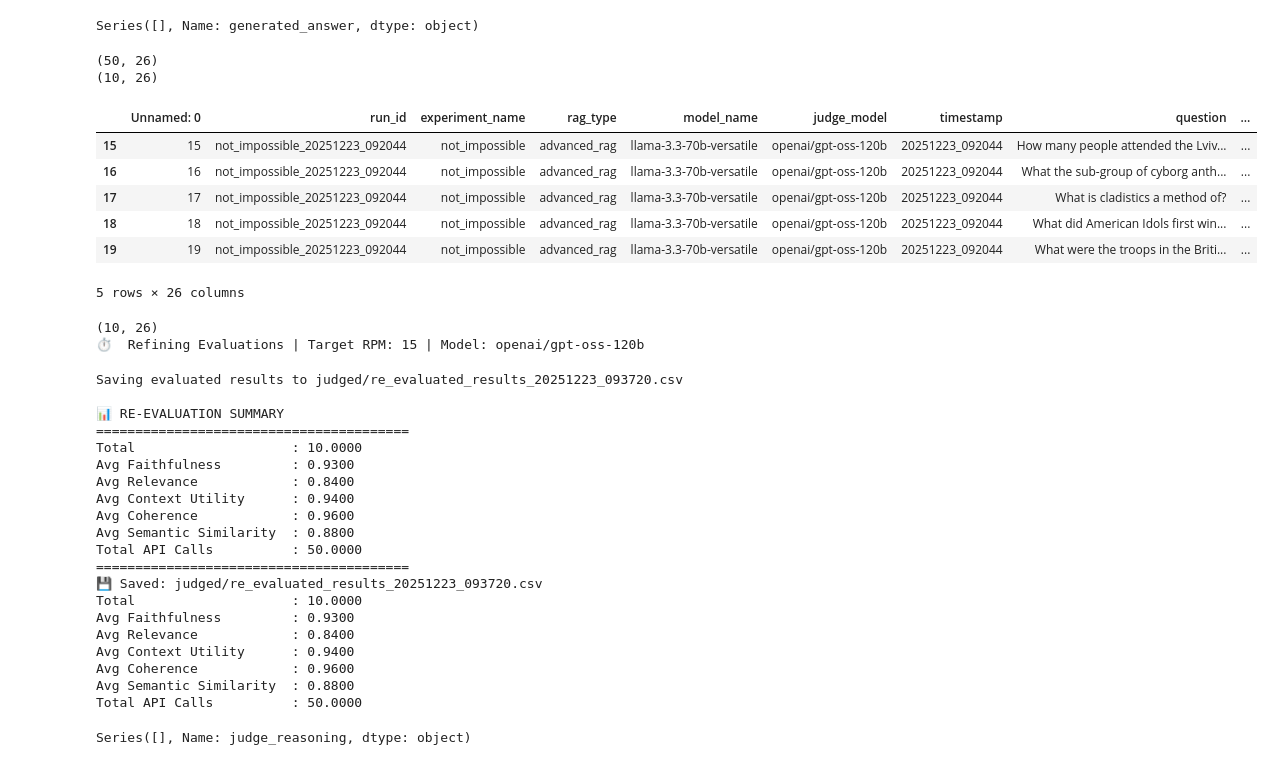
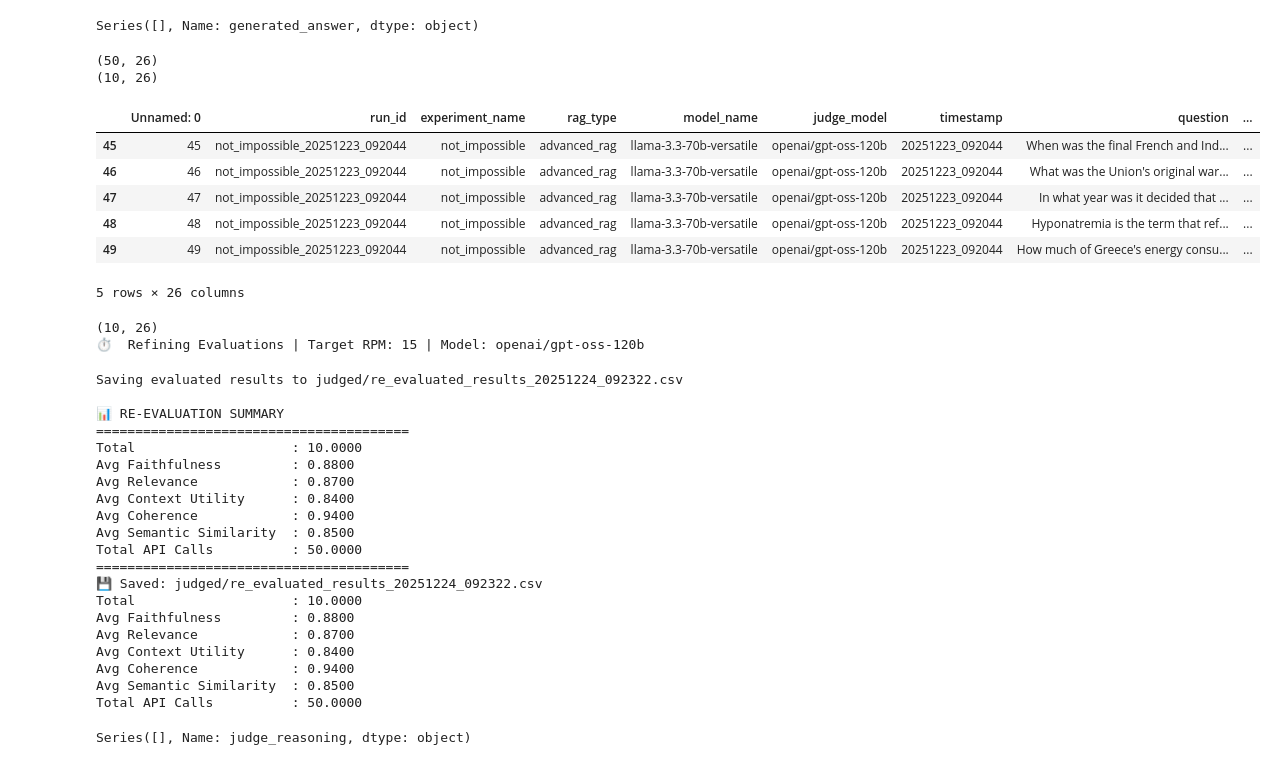
Before and after one commit to PranavDS-codes/RAG, a Jupyter notebook: 04_adv_rag.ipynb, the cells around one changed output. Drawn from its saved outputs; the diff is of its cells as text; code cells hidden in the pictures.

Commit message:
ran tests for advanced rag

```diff
--- a/04_adv_rag.ipynb
+++ b/04_adv_rag.ipynb
@@ -473,23 +473,23 @@ Series([], Name: generated_answer, dtype: object)
 # %%
 csv_path = "final_results/NI_adv_rag.csv"
 df = pd.read_csv(csv_path)
 print(df.shape)
 df[df['generated_answer'].str.contains('Error')]['generated_answer']
 
-start = 10
-end = 20
+start = 40
+end = 50
 df_batch = df[start:end]
 print(df_batch.shape)
 df_batch.tail()
 # %% [output]
 (50, 26)
 (10, 26)
 |  | Unnamed: 0 | run_id | experiment_name | rag_type | model_name | judge_model | timestamp | question | ... |
-| 15 | 15 | not_impossible_20251223_092044 | not_impossible | advanced_rag | llama-3.3-70b-versatile | openai/gpt-oss-120b | 20251223_092044 | How many people attended the Lviv... | ... |
-| 16 | 16 | not_impossible_20251223_092044 | not_impossible | advanced_rag | llama-3.3-70b-versatile | openai/gpt-oss-120b | 20251223_092044 | What the sub-group of cyborg anth... | ... |
-| 17 | 17 | not_impossible_20251223_092044 | not_impossible | advanced_rag | llama-3.3-70b-versatile | openai/gpt-oss-120b | 20251223_092044 | What is cladistics a method of? | ... |
-| 18 | 18 | not_impossible_20251223_092044 | not_impossible | advanced_rag | llama-3.3-70b-versatile | openai/gpt-oss-120b | 20251223_092044 | What did American Idols first win... | ... |
-| 19 | 19 | not_impossible_20251223_092044 | not_impossible | advanced_rag | llama-3.3-70b-versatile | openai/gpt-oss-120b | 20251223_092044 | What were the troops in the Briti... | ... |
+| 45 | 45 | not_impossible_20251223_092044 | not_impossible | advanced_rag | llama-3.3-70b-versatile | openai/gpt-oss-120b | 20251223_092044 | When was the final French and Ind... | ... |
+| 46 | 46 | not_impossible_20251223_092044 | not_impossible | advanced_rag | llama-3.3-70b-versatile | openai/gpt-oss-120b | 20251223_092044 | What was the Union's original war... | ... |
+| 47 | 47 | not_impossible_20251223_092044 | not_impossible | advanced_rag | llama-3.3-70b-versatile | openai/gpt-oss-120b | 20251223_092044 | In what year was it decided that ... | ... |
+| 48 | 48 | not_impossible_20251223_092044 | not_impossible | advanced_rag | llama-3.3-70b-versatile | openai/gpt-oss-120b | 20251223_092044 | Hyponatremia is the term that ref... | ... |
+| 49 | 49 | not_impossible_20251223_092044 | not_impossible | advanced_rag | llama-3.3-70b-versatile | openai/gpt-oss-120b | 20251223_092044 | How much of Greece's energy consu... | ... |
 5 rows × 26 columns
 # %%
 ### LLM AS A JUDGE
@@ -506,24 +506,24 @@ for k, v in summary_judged.items(): print(f"{k:<25}: {v:.4f}")
 # %% [output]
 (10, 26)
 ⏱️  Refining Evaluations | Target RPM: 15 | Model: openai/gpt-oss-120b
-Saving evaluated results to judged/re_evaluated_results_20251223_093720.csv
+Saving evaluated results to judged/re_evaluated_results_20251224_092322.csv
 
 📊 RE-EVALUATION SUMMARY
 ========================================
 Total                    : 10.0000
-Avg Faithfulness         : 0.9300
-Avg Relevance            : 0.8400
-Avg Context Utility      : 0.9400
-Avg Coherence            : 0.9600
-Avg Semantic Similarity  : 0.8800
+Avg Faithfulness         : 0.8800
+Avg Relevance            : 0.8700
+Avg Context Utility      : 0.8400
+Avg Coherence            : 0.9400
+Avg Semantic Similarity  : 0.8500
 Total API Calls          : 50.0000
 ========================================
-💾 Saved: judged/re_evaluated_results_20251223_093720.csv
+💾 Saved: judged/re_evaluated_results_20251224_092322.csv
 Total                    : 10.0000
-Avg Faithfulness         : 0.9300
-Avg Relevance            : 0.8400
-Avg Context Utility      : 0.9400
-Avg Coherence            : 0.9600
-Avg Semantic Similarity  : 0.8800
+Avg Faithfulness         : 0.8800
+Avg Relevance            : 0.8700
+Avg Context Utility      : 0.8400
+Avg Coherence            : 0.9400
+Avg Semantic Similarity  : 0.8500
 Total API Calls          : 50.0000
 # %%
```
Also changed, not shown: parts of 9 cells of this notebook, 7 other files.
